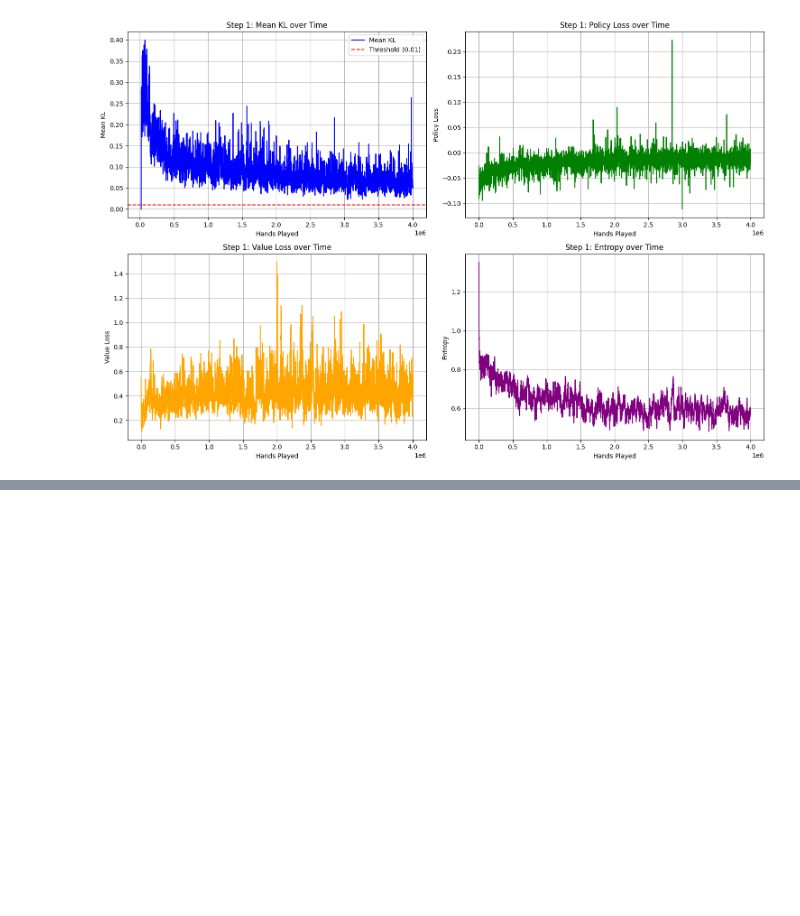
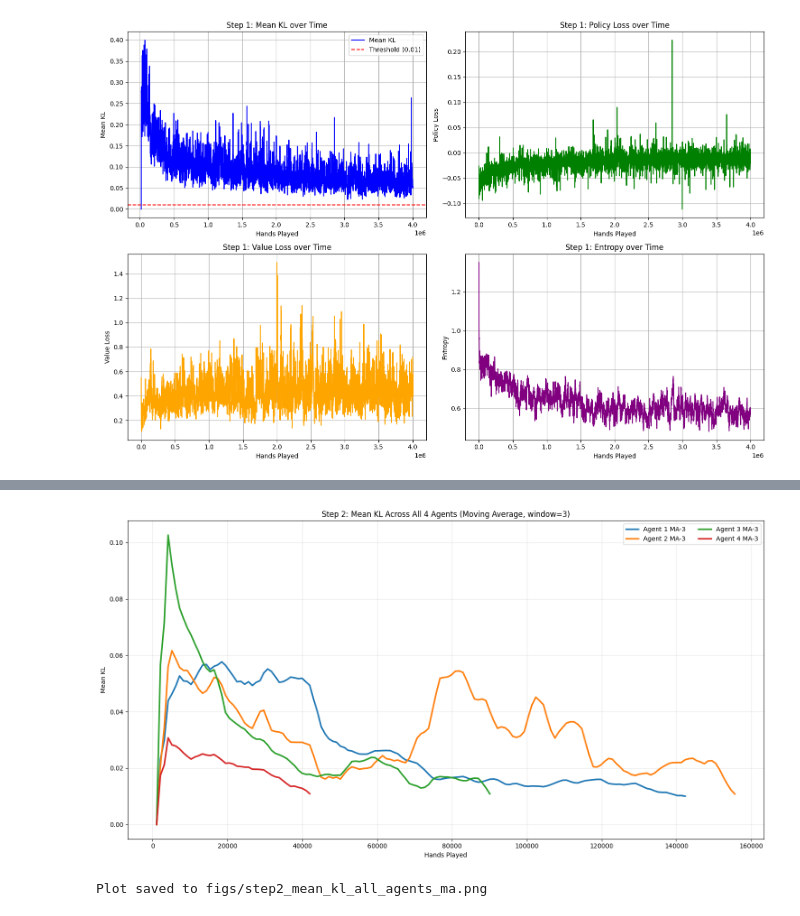
Before and after one commit to JadenMajid/poker-irl, a Jupyter notebook: plotting.ipynb, the cells around one changed output, grey strips where cells are left out. Cells and saved outputs as stored; diff of their text form; code cells hidden in the pictures; blank space fills up the shorter version.

```diff
--- a/plotting.ipynb
+++ b/plotting.ipynb
@@ -244 +271,66 @@ Plot for seat 2 saved to figs/step2_training_stats_seat_2_ma.png
 Plot for seat 3 saved to figs/step2_training_stats_seat_3_ma.png
+# %%
+def plot_mean_kl_all_agents(log_path, output_path, ma_window=50, show_raw=False):
+    if not os.path.exists(log_path):
+        print(f"Log file not found at {log_path}")
+        return
+
+    with open(log_path, "r") as f:
+        log_data = json.load(f)
+
+    if not log_data:
+        print("Log is empty.")
+        return
+
+    seats = sorted({entry["seat"] for entry in log_data})
+    colors = {
+        seat: color for seat, color in zip(
+            seats,
+            ["tab:blue", "tab:orange", "tab:green", "tab:red"]
+        )
+    }
+
+    plt.figure(figsize=(15, 8))
+
+    for seat in seats:
+        seat_data = [entry for entry in log_data if entry["seat"] == seat]
+        hands = [entry["hand"] for entry in seat_data]
+        values = [entry["mean_kl"] for entry in seat_data]
+        ma_values = moving_average(values, ma_window)
+
+        if show_raw:
+            plt.plot(
+                hands,
+                values,
+                color=colors.get(seat, "tab:blue"),
+                alpha=0.18,
+                linewidth=1,
+                label=f"Agent {seat + 1} raw"
+            )
+
+        plt.plot(
+            hands,
+            ma_values,
+            color=colors.get(seat, "tab:blue"),
+            linewidth=2.5,
+            label=f"Agent {seat + 1} MA-{ma_window}"
+        )
+
+    plt.xlabel("Hands Played")
+    plt.ylabel("Mean KL")
+    plt.title(f"Step 2: Mean KL Across All 4 Agents (Moving Average, window={ma_window})")
+    plt.grid(True, alpha=0.3)
+    plt.legend(ncol=2)
+    plt.tight_layout()
+    plt.savefig(output_path, dpi=150)
+    plt.show()
+    plt.close()
+    print(f"Plot saved to {output_path}")
+
+if __name__ == "__main__":
+    LOG_FILE = "checkpoints/perturbed_training_log.json"
+    OUTPUT_FILE = "figs/step2_mean_kl_all_agents_ma.png"
+    plot_mean_kl_all_agents(LOG_FILE, OUTPUT_FILE, ma_window=3, show_raw=False)
+# %% [output]
+[figure, added]
+Plot saved to figs/step2_mean_kl_all_agents_ma.png
```
Also changed, not shown: parts of 4 cells of this notebook, 30 other files.
